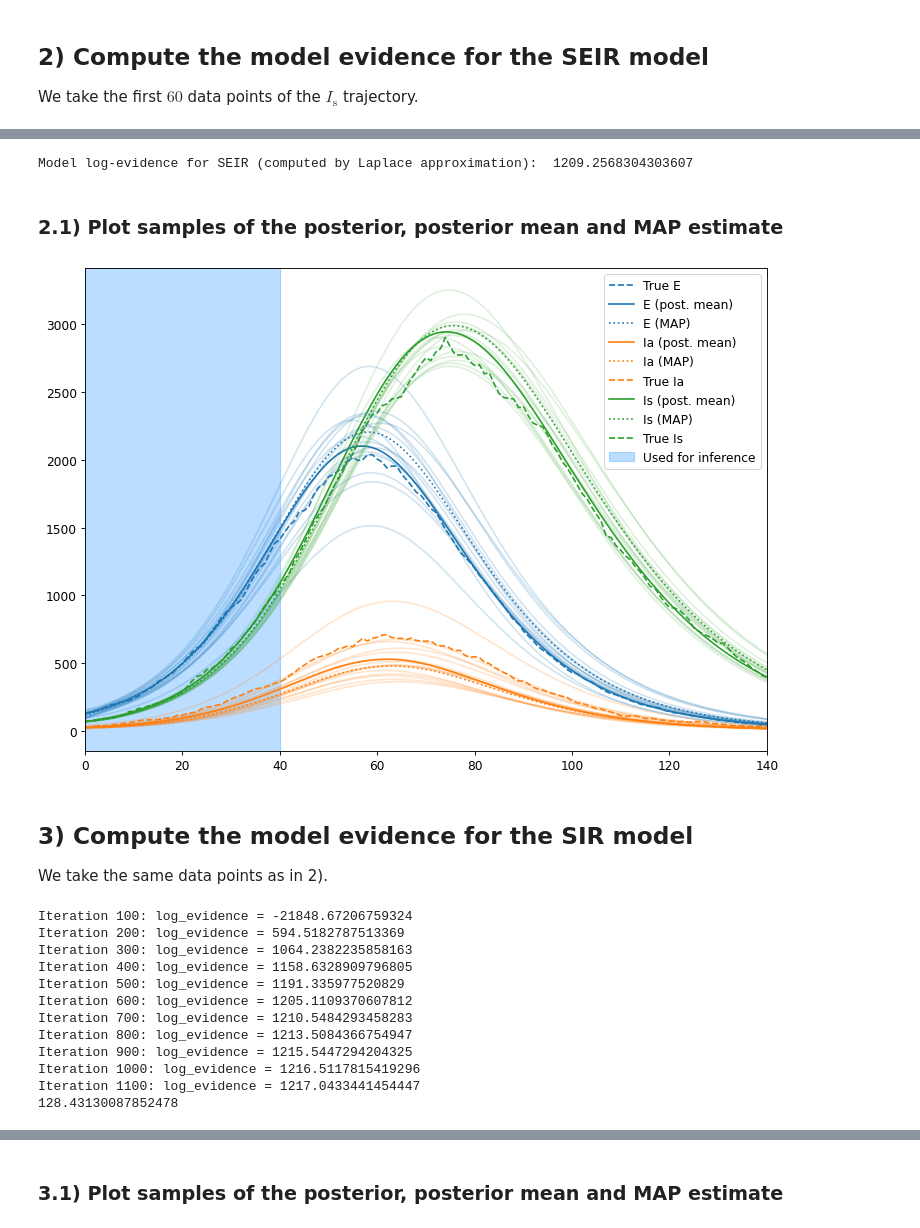
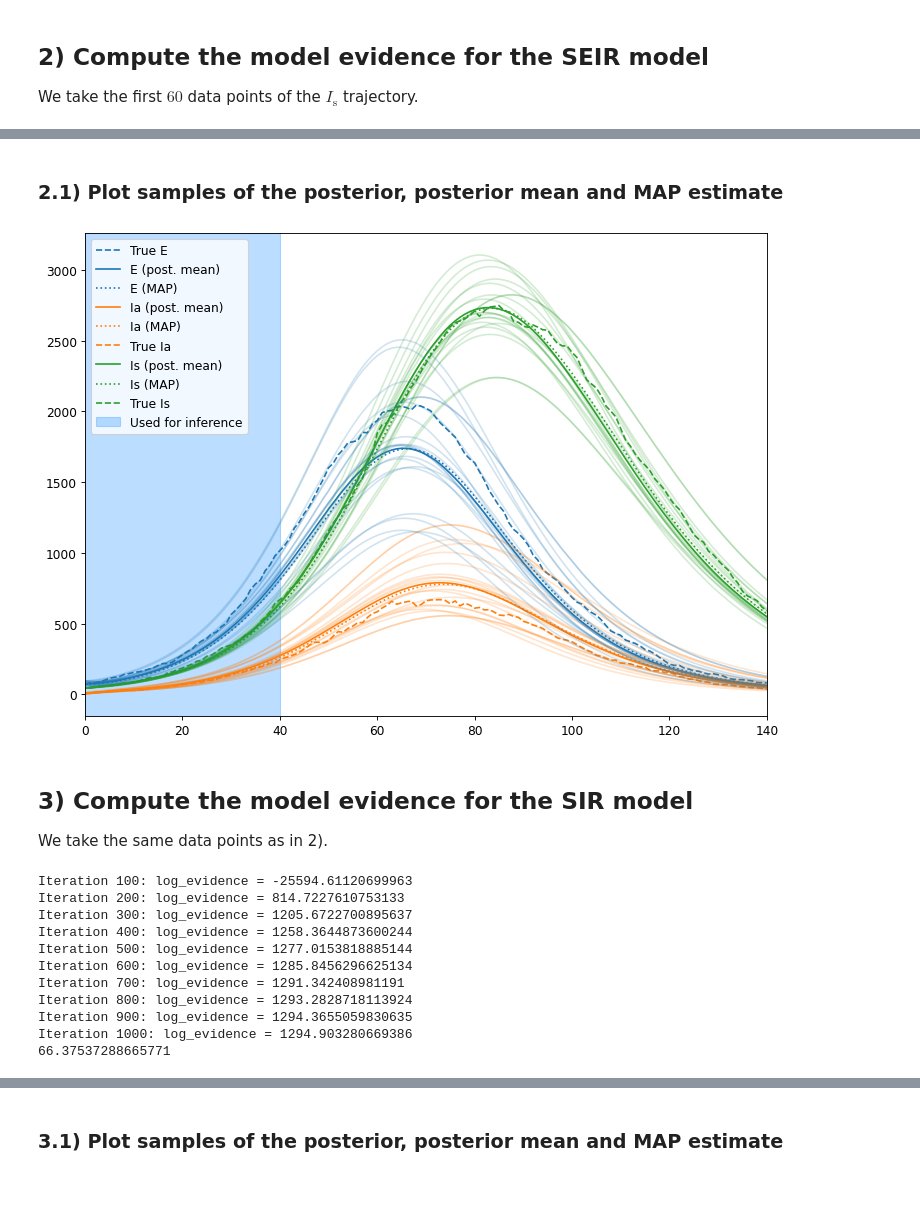
Before and after one commit to rajeshrinet/pyross, a Jupyter notebook: examples/inference/ex-evidence.ipynb, the cells around one changed output, grey strips where cells are left out. Drawn from its saved outputs; the diff is of its cells as text; code cells hidden in the pictures; blank space fills up the shorter version.

Commit message:
Updated evidence notebook

```diff
--- a/examples/inference/ex-evidence.ipynb
+++ b/examples/inference/ex-evidence.ipynb
@@ -182,8 +182,8 @@ init_priors = {
     }
 }
 
-# start_time = time.time()
-# result = estimator.nested_sampling_latent_inference(obs, fltr, Tf_inference, contactMatrix, param_priors, init_priors,
-#                                                     tangent=True, max_iter=2000, verbose=True, npoints=100)
-# end_time = time.time()
-# print(end_time - start_time)
+start_time = time.time()
+result = estimator.nested_sampling_latent_inference(obs, fltr, Tf_inference, contactMatrix, param_priors, init_priors,
+                                                    tangent=True, max_iter=2500, verbose=True, npoints=100)
+end_time = time.time()
+print(end_time - start_time)
@@ -194,8 +207,9 @@ Model log-evidence for SEIR (computed by nested sampling):  1257.5441652882555
 # %%
-ftol = 1e-9 # the relative tol in (-logp)
+ftol = 1e-11 # the relative tol in (-logp)
 
+start_time = time.time()
 params = estimator.latent_infer_parameters(obs, fltr, Tf_inference, contactMatrix, param_priors, init_priors,
-                                           tangent=True, global_max_iter=1000, global_atol=0.05,
+                                           tangent=True, global_max_iter=250, local_max_iter=1000, global_atol=1.0,
                                            cma_population=50, verbose=True, ftol=ftol)
 end_time = time.time()
 print(end_time - start_time)
@@ -236,7 +243,5 @@ log_evidence = estimator.log_G_evidence_latent(param_keys, init_fltr, params, gu
 # %%
-print("Model log-evidence for SEIR (computed by Laplace approximation): ", log_evidence)
+# print("Model log-evidence for SEIR (computed by Laplace approximation): ", log_evidence)
-# %% [output]
-Model log-evidence for SEIR (computed by Laplace approximation):  1209.2568304303607
 # %% [markdown]
 ### 2.1) Plot samples of the posterior, posterior mean and MAP estimate
 # %%
@@ -246,35 +251,35 @@ estimator.set_det_model(post_mean['map_params_dict'])
 x_pm = estimator.integrate(post_mean['map_x0'], N_start-1, Tf, Nf-N_start, method='LSODA') * N
 estimator.set_params(params['map_params_dict'])
 estimator.set_det_model(params['map_params_dict'])
 x_map = estimator.integrate(params['map_x0'], N_start-1, Tf, Nf-N_start, method='LSODA') * N
 x = np.load('latent_SEIR_traj.npy').astype('float')[N_start:]
 fig = plt.figure(num=None, figsize=(11, 8), dpi=80, facecolor='w', edgecolor='k')
 plt.rcParams.update({'font.size': 11})
 plt.plot(x[:,M], label='True E', c="C0", linestyle='dashed')
 plt.plot(x_pm[:, M], label='E (post. mean)', c="C0")
 plt.plot(x_map[:, M], label='E (MAP)', c="C0", linestyle='dotted')
 plt.plot(x_pm[:, 2*M], label='Ia (post. mean)', c="C1")
 plt.plot(x_map[:, 2*M], label='Ia (MAP)', c="C1", linestyle='dotted')
 plt.plot(x[:,2*M], label='True Ia', c="C1", linestyle='dashed')
 plt.plot(np.sum(x_pm[:, 3*M:], axis=1), label='Is (post. mean)', c="C2")
 plt.plot(np.sum(x_map[:, 3*M:], axis=1), label='Is (MAP)', c="C2", linestyle='dotted')
 plt.plot(np.sum(x[:,3*M:], axis=1), label='True Is', c="C2", linestyle='dashed')
 for sample in pyross.utils.resample(result[1], 20):
     estimator.set_params(sample['map_params_dict'])
     estimator.set_det_model(sample['map_params_dict'])
     x_det = estimator.integrate(sample['map_x0'], N_start-1, Tf, Nf-N_start, method='LSODA') * N
     plt.plot(x_det[:, M], c="C0", alpha=0.2)
     plt.plot(x_det[:, 2*M], c="C1", alpha=0.2)
-    plt.plot(np.sum(x_det[:, 3*M:], axis=1), c="C2", alpha=0.15)
+    plt.plot(np.sum(x_det[:, 3*M:], axis=1), c="C2", alpha=0.2)
 
 plt.axvspan(0, Tf_inference,
            label='Used for inference',
            alpha=0.3, color='dodgerblue')
 plt.xlim([0, Tf-N_start])
 plt.legend()
 plt.show()
 # %% [output]
-[figure, old version]
+[figure, new version]
 # %% [markdown]
 ## 3) Compute the model evidence for the SIR model
 We take the same data points as in 2).
@@ -282,6 +287,9 @@ We take the same data points as in 2).
 estimator2 = pyross.inference.SIR(parameters, M, fi, int(N), steps)
 
 eps = 1e-3
+
+x = np.load('latent_SEIR_traj.npy').astype('float')
+x = (x/N)[N_start:N_start+Nf_inference]
 
 fltr2=np.kron([[1, 1, 1], [0, 0, 1]], np.identity(M))
 obs2=np.einsum('ij,kj->ki', fltr, x)
@@ -316,22 +324,21 @@ init_priors2 = {
 
 start_time = time.time()
 result2 = estimator2.nested_sampling_latent_inference(obs2, fltr2, Tf_inference, contactMatrix, param_priors2, init_priors2,
-                                                    tangent=True, max_iter=2000, verbose=True, npoints=100)
+                                                    tangent=True, max_iter=2500, verbose=True, npoints=100)
 end_time = time.time()
 print(end_time - start_time)
 # %% [output]
-Iteration 100: log_evidence = -21848.67206759324
-Iteration 200: log_evidence = 594.5182787513369
-Iteration 300: log_evidence = 1064.2382235858163
-Iteration 400: log_evidence = 1158.6328909796805
-Iteration 500: log_evidence = 1191.335977520829
-Iteration 600: log_evidence = 1205.1109370607812
-Iteration 700: log_evidence = 1210.5484293458283
-Iteration 800: log_evidence = 1213.5084366754947
-Iteration 900: log_evidence = 1215.5447294204325
-Iteration 1000: log_evidence = 1216.5117815419296
-Iteration 1100: log_evidence = 1217.0433441454447
-128.43130087852478
+Iteration 100: log_evidence = -25594.61120699963
+Iteration 200: log_evidence = 814.7227610753133
+Iteration 300: log_evidence = 1205.6722700895637
+Iteration 400: log_evidence = 1258.3644873600244
+Iteration 500: log_evidence = 1277.0153818885144
+Iteration 600: log_evidence = 1285.8456296625134
+Iteration 700: log_evidence = 1291.342408981191
+Iteration 800: log_evidence = 1293.2828718113924
+Iteration 900: log_evidence = 1294.3655059830635
+Iteration 1000: log_evidence = 1294.903280669386
+66.37537288665771
 # %%
 print("Model log-evidence for SIR (computed by nested sampling): ", result2[0])
 # %% [output]
```
Also changed, not shown: parts of 12 cells of this notebook.
